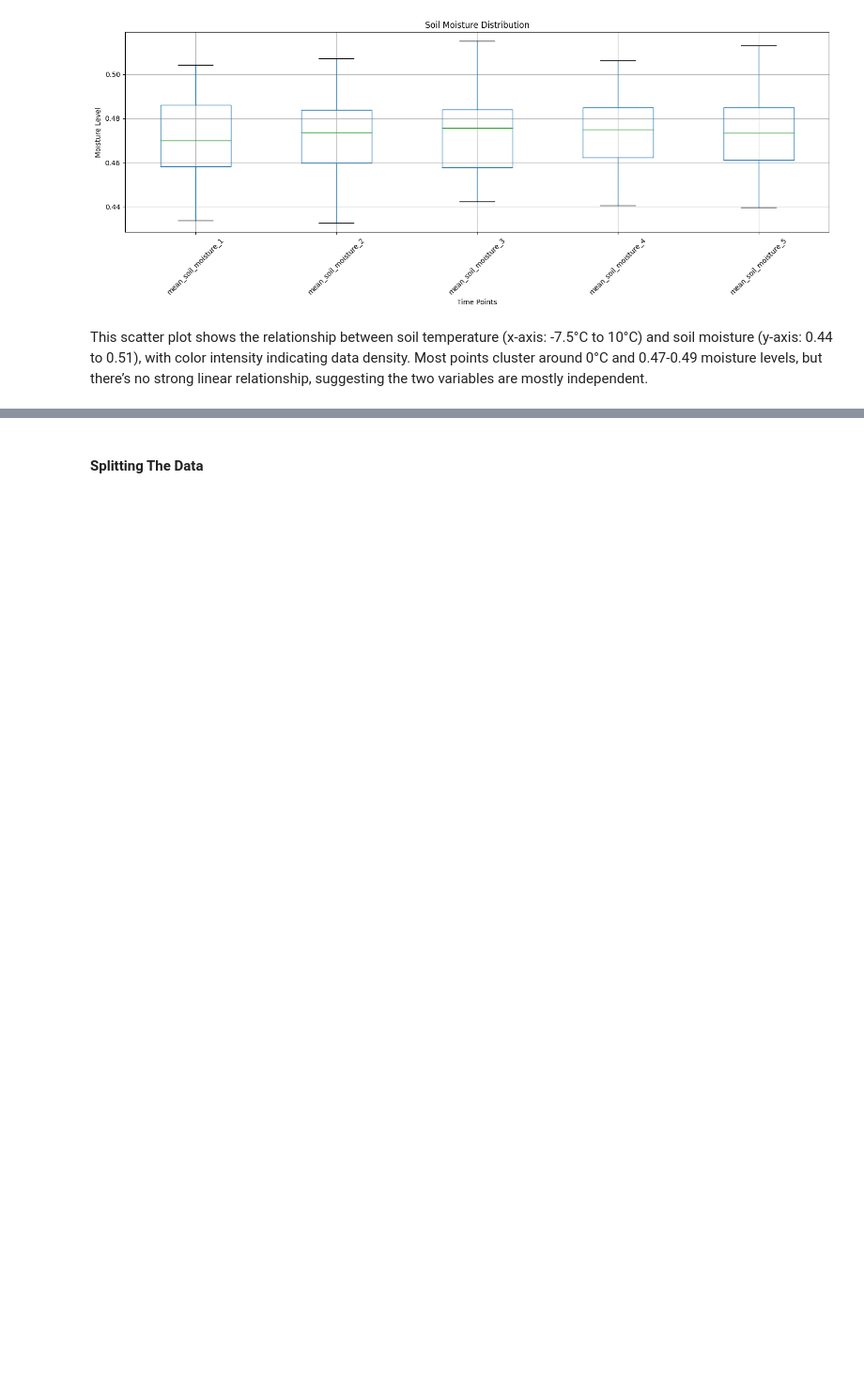
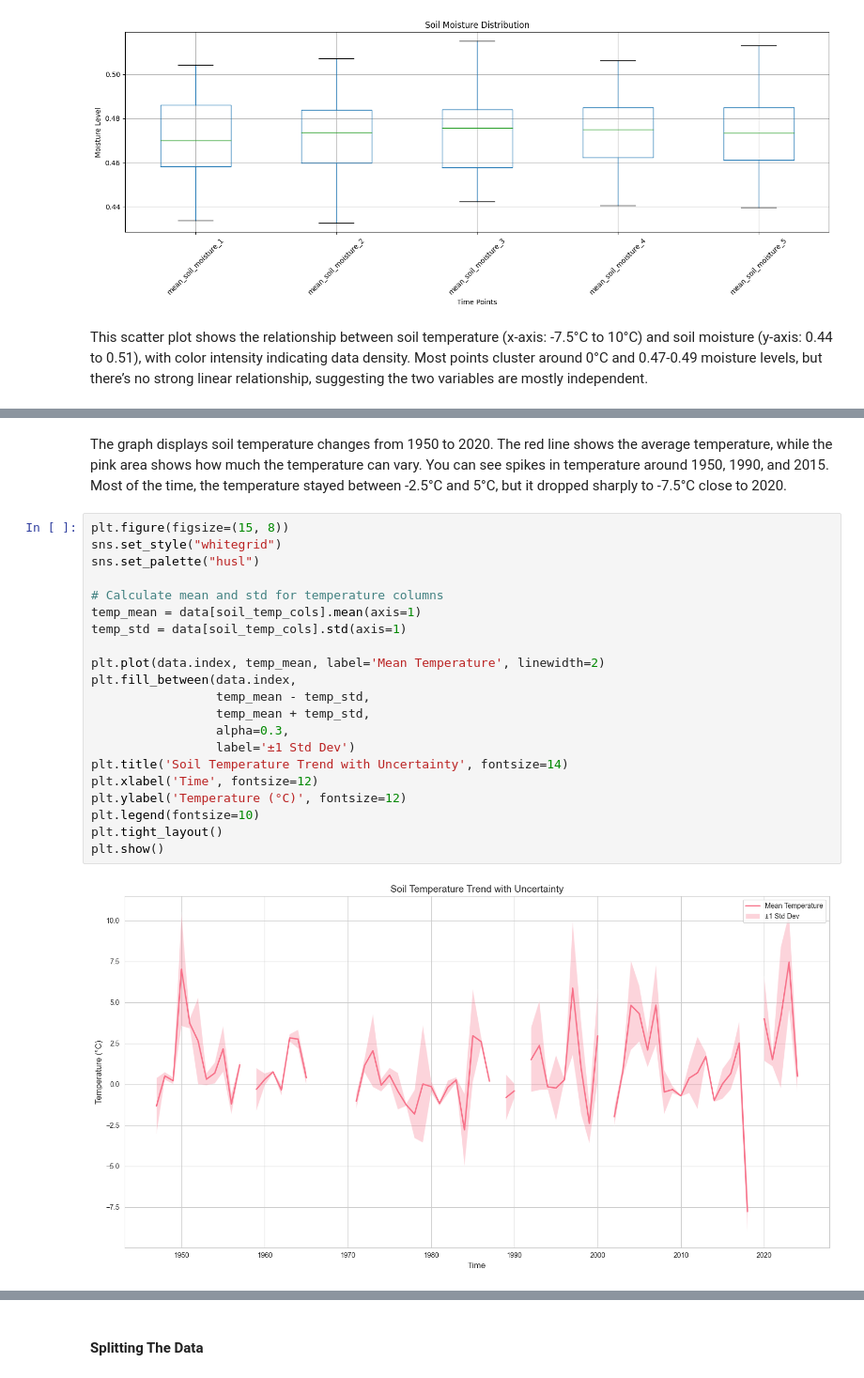
Before and after one commit to FranThe3rd/Spring-Predictor-ML, a Jupyter notebook: SpringPredictor.ipynb, the cells around one changed output, grey strips where cells are left out. Shown at 94% size. Saved outputs shown, nothing was run; the diff lists cells and outputs as text; blank space fills up the shorter version.

Commit message:
prepare the data documentation

```diff
--- a/SpringPredictor.ipynb
+++ b/SpringPredictor.ipynb
@@ -309,0 +326,25 @@ plt.show()
+# %% [markdown]
+The graph displays soil temperature changes from 1950 to 2020. The red line shows the average temperature, while the pink area shows how much the temperature can vary. You can see spikes in temperature around 1950, 1990, and 2015. Most of the time, the temperature stayed between -2.5°C and 5°C, but it dropped sharply to -7.5°C close to 2020.
+# %%
+plt.figure(figsize=(15, 8))
+sns.set_style("whitegrid")
+sns.set_palette("husl")
+
+# Calculate mean and std for temperature columns
+temp_mean = data[soil_temp_cols].mean(axis=1)
+temp_std = data[soil_temp_cols].std(axis=1)
+
+plt.plot(data.index, temp_mean, label='Mean Temperature', linewidth=2)
+plt.fill_between(data.index,
+                 temp_mean - temp_std,
+                 temp_mean + temp_std,
+                 alpha=0.3,
+                 label='±1 Std Dev')
+plt.title('Soil Temperature Trend with Uncertainty', fontsize=14)
+plt.xlabel('Time', fontsize=12)
+plt.ylabel('Temperature (°C)', fontsize=12)
+plt.legend(fontsize=10)
+plt.tight_layout()
+plt.show()
+# %% [output]
+[figure, added]
```
Also changed, not shown: parts of 8 cells of this notebook.
